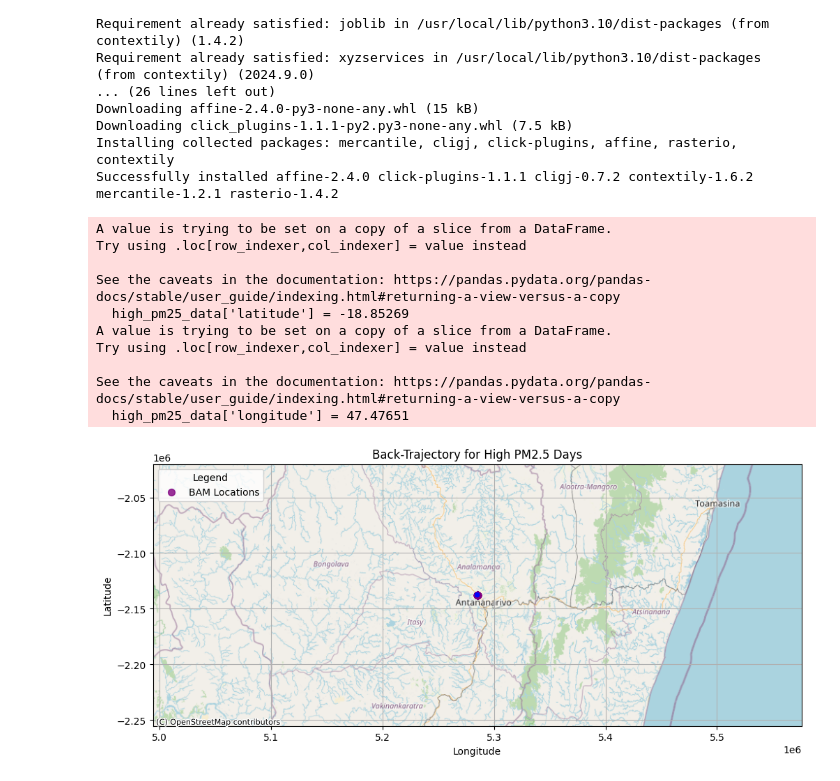
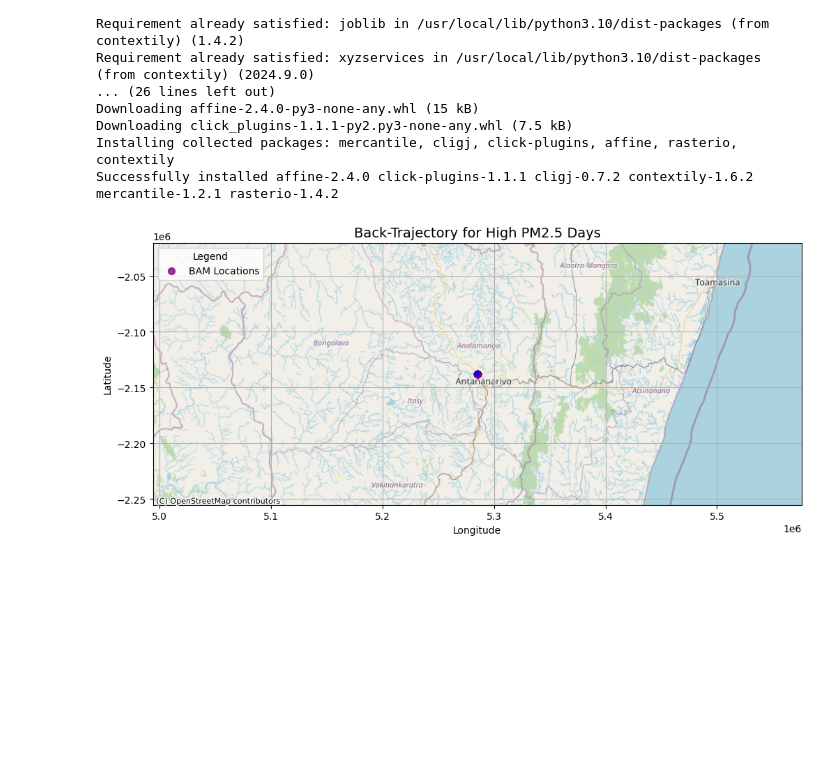
Before and after one commit to LovaMarline/Air_Quality_Madagascar, a Jupyter notebook: Marline_et_al_ERS.ipynb, the cells around one changed output. Cells and saved outputs as stored; diff of their text form; code cells hidden in the pictures; blank space fills up the shorter version.

```diff
--- a/Marline_et_al_ERS.ipynb
+++ b/Marline_et_al_ERS.ipynb
@@ -132,13 +132,13 @@ import contextily as ctx
 # Load the dataset
 data = pd.read_csv("merged_data.csv")
 
-# Step 1: Filter for high PM2.5 days
+# Filter for high PM2.5 days
 high_pm25_threshold = 35
-high_pm25_data = data[data['PM2.5DailyMean'] > high_pm25_threshold]
+high_pm25_data = data[data['PM2.5DailyMean'] > high_pm25_threshold].copy()  # Avoid Setting with copy warning
 
-# Add latitude and longitude columns
-high_pm25_data['latitude'] = -18.85269
-high_pm25_data['longitude'] = 47.47651
+# Assign default latitude and longitude using .loc
+high_pm25_data.loc[:, 'latitude'] = -18.85269
+high_pm25_data.loc[:, 'longitude'] = 47.47651
 
 # Convert to GeoDataFrame for mapping
 gdf = gpd.GeoDataFrame(
@@ -146,46 +146,37 @@ gdf = gpd.GeoDataFrame(
     geometry=gpd.points_from_xy(high_pm25_data['longitude'], high_pm25_data['latitude']),
     crs="EPSG:4326"
 )
 
 # Reproject to Web Mercator for contextily basemaps
 gdf = gdf.to_crs(epsg=3857)
 
-# Step 2: Create the map
+# Create the map
 fig, ax = plt.subplots(figsize=(12, 12))
 
 # Plot PM2.5 locations
 gdf.plot(ax=ax, color='purple', markersize=50, label='BAM Locations', alpha=0.8)
 
 # Add wind vectors with scaling
 scaling_factor = 0.01  # Adjust for vector length
 for _, row in gdf.iterrows():
     x, y = row.geometry.x, row.geometry.y
-    dx = row['wspd'] * np.sin(np.deg2rad(row['wdir'])) * scaling_factor
-    dy = row['wspd'] * np.cos(np.deg2rad(row['wdir'])) * scaling_factor
-    ax.quiver(x, y, dx, dy, angles='xy', scale_units='xy', scale=1, color='blue', alpha=0.6)
+    if pd.notna(row['wspd']) and pd.notna(row['wdir']):  # Ensure wind data is valid
+        dx = row['wspd'] * np.sin(np.deg2rad(row['wdir'])) * scaling_factor
+        dy = row['wspd'] * np.cos(np.deg2rad(row['wdir'])) * scaling_factor
+        ax.quiver(x, y, dx, dy, angles='xy', scale_units='xy', scale=1, color='blue', alpha=0.6)
 
 # Add a basemap
 ctx.add_basemap(ax, source=ctx.providers.OpenStreetMap.Mapnik)
 
 # Customize the map
-ax.set_title('Back-Trajectory for High PM2.5 Days', fontsize=12)
+ax.set_title('Back-Trajectory for High PM2.5 Days', fontsize=14)
 ax.set_xlabel('Longitude')
 ax.set_ylabel('Latitude')
 plt.legend(loc='upper left', title='Legend')
 plt.grid(True)
 
 # Save the map to file and display
 plt.savefig("Back_trajectory_map_with_basemap.png", dpi=300, bbox_inches='tight')
 plt.show()
 # %% [output]
-A value is trying to be set on a copy of a slice from a DataFrame.
-Try using .loc[row_indexer,col_indexer] = value instead
-
-See the caveats in the documentation: https://pandas.pydata.org/pandas-docs/stable/user_guide/indexing.html#returning-a-view-versus-a-copy
-  high_pm25_data['latitude'] = -18.85269
-A value is trying to be set on a copy of a slice from a DataFrame.
-Try using .loc[row_indexer,col_indexer] = value instead
-
-See the caveats in the documentation: https://pandas.pydata.org/pandas-docs/stable/user_guide/indexing.html#returning-a-view-versus-a-copy
-  high_pm25_data['longitude'] = 47.47651
-[figure, old version]
+[figure, new version]
```
